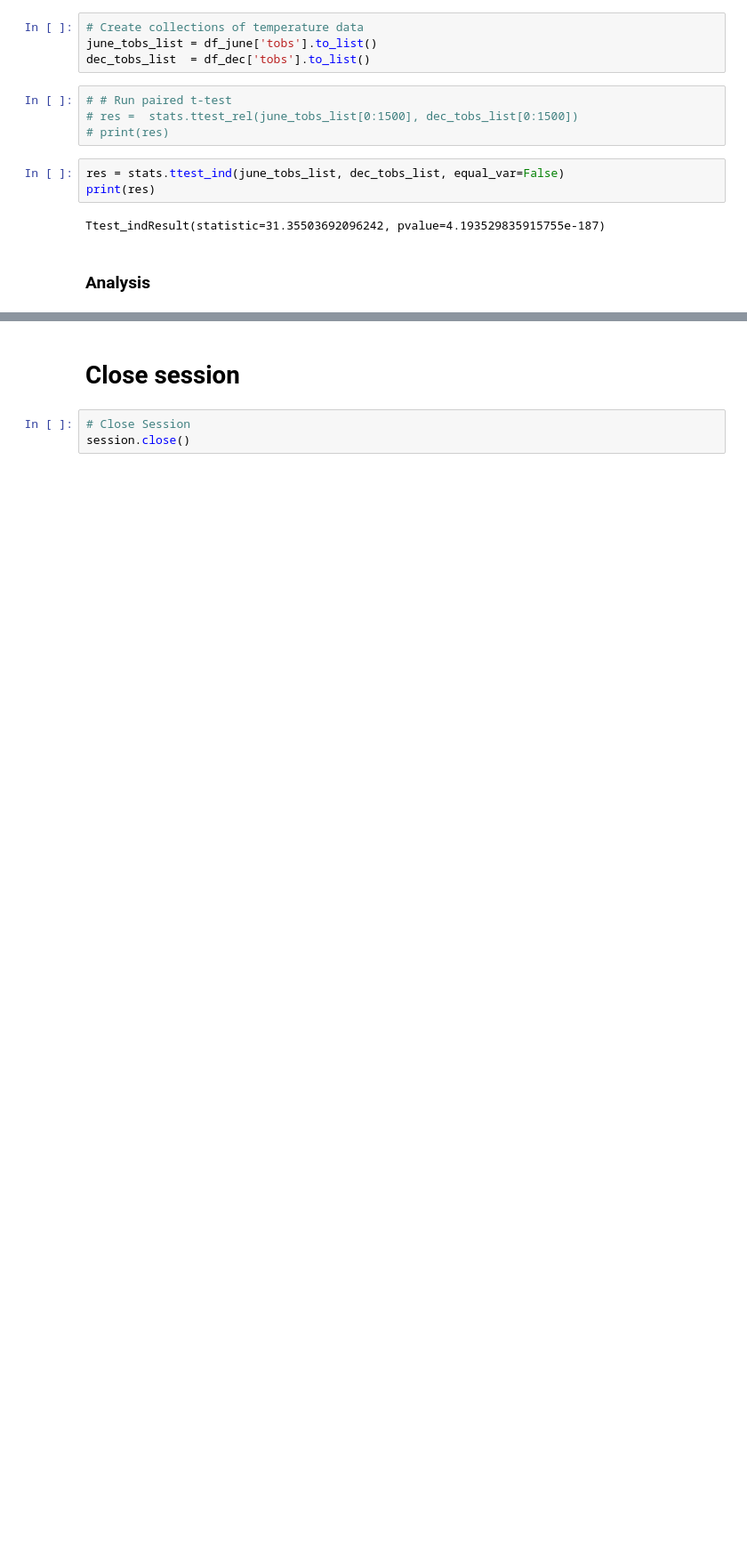
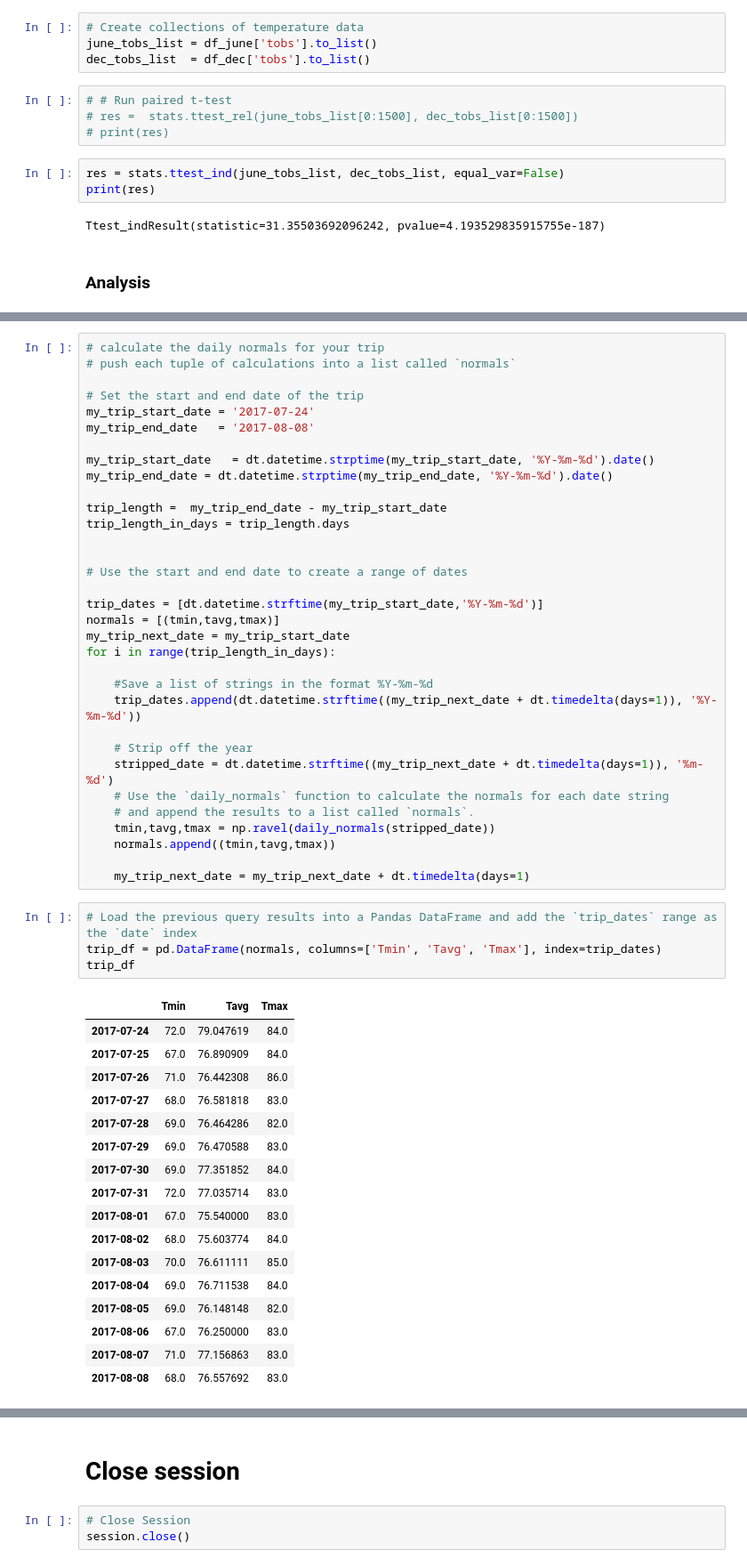
Before and after one commit to V-MalM/Climate-analysis, a Jupyter notebook: climate.ipynb, the cells around one changed output, grey strips where cells are left out. Shown at 89% size. Cells and saved outputs as stored; diff of their text form; blank space fills up the shorter version.

```diff
--- a/climate_starter.ipynb
+++ b/climate.ipynb
@@ -294,0 +400,55 @@ Ttest_indResult(statistic=31.35503692096242, pvalue=4.193529835915755e-187)
+# %%
+# calculate the daily normals for your trip
+# push each tuple of calculations into a list called `normals`
+
+# Set the start and end date of the trip
+my_trip_start_date = '2017-07-24'
+my_trip_end_date   = '2017-08-08'
+
+my_trip_start_date   = dt.datetime.strptime(my_trip_start_date, '%Y-%m-%d').date()
+my_trip_end_date = dt.datetime.strptime(my_trip_end_date, '%Y-%m-%d').date()
+
+trip_length =  my_trip_end_date - my_trip_start_date
+trip_length_in_days = trip_length.days
+
+
+# Use the start and end date to create a range of dates
+
+trip_dates = [dt.datetime.strftime(my_trip_start_date,'%Y-%m-%d')]
+normals = [(tmin,tavg,tmax)]
+my_trip_next_date = my_trip_start_date
+for i in range(trip_length_in_days):
+
+    #Save a list of strings in the format %Y-%m-%d
+    trip_dates.append(dt.datetime.strftime((my_trip_next_date + dt.timedelta(days=1)), '%Y-%m-%d'))
+
+    # Strip off the year
+    stripped_date = dt.datetime.strftime((my_trip_next_date + dt.timedelta(days=1)), '%m-%d')
+    # Use the `daily_normals` function to calculate the normals for each date string
+    # and append the results to a list called `normals`.
+    tmin,tavg,tmax = np.ravel(daily_normals(stripped_date))
+    normals.append((tmin,tavg,tmax))
+
+    my_trip_next_date = my_trip_next_date + dt.timedelta(days=1)
+# %%
+# Load the previous query results into a Pandas DataFrame and add the `trip_dates` range as the `date` index
+trip_df = pd.DataFrame(normals, columns=['Tmin', 'Tavg', 'Tmax'], index=trip_dates)
+trip_df
+# %% [output]
+|  | Tmin | Tavg | Tmax |
+| 2017-07-24 | 72.0 | 79.047619 | 84.0 |
+| 2017-07-25 | 67.0 | 76.890909 | 84.0 |
+| 2017-07-26 | 71.0 | 76.442308 | 86.0 |
+| 2017-07-27 | 68.0 | 76.581818 | 83.0 |
+| 2017-07-28 | 69.0 | 76.464286 | 82.0 |
+| 2017-07-29 | 69.0 | 76.470588 | 83.0 |
+| 2017-07-30 | 69.0 | 77.351852 | 84.0 |
+| 2017-07-31 | 72.0 | 77.035714 | 83.0 |
+| 2017-08-01 | 67.0 | 75.540000 | 83.0 |
+| 2017-08-02 | 68.0 | 75.603774 | 84.0 |
+| 2017-08-03 | 70.0 | 76.611111 | 85.0 |
+| 2017-08-04 | 69.0 | 76.711538 | 84.0 |
+| 2017-08-05 | 69.0 | 76.148148 | 82.0 |
+| 2017-08-06 | 67.0 | 76.250000 | 83.0 |
+| 2017-08-07 | 71.0 | 77.156863 | 83.0 |
+| 2017-08-08 | 68.0 | 76.557692 | 83.0 |
```
Also changed, not shown: parts of 11 cells of this notebook, 6 other files.
